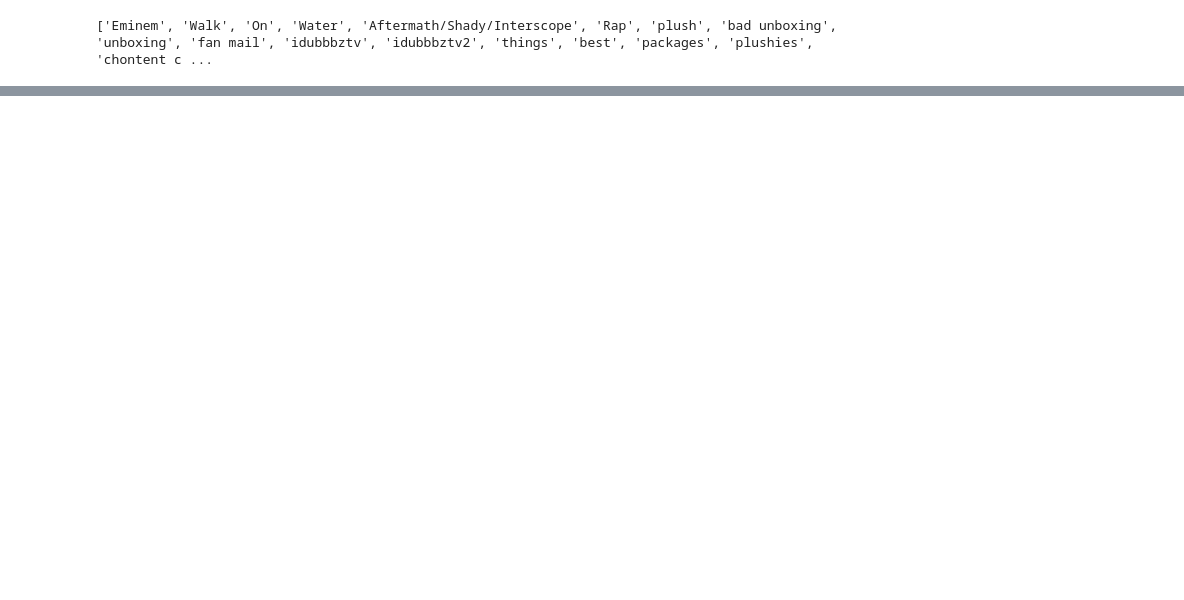
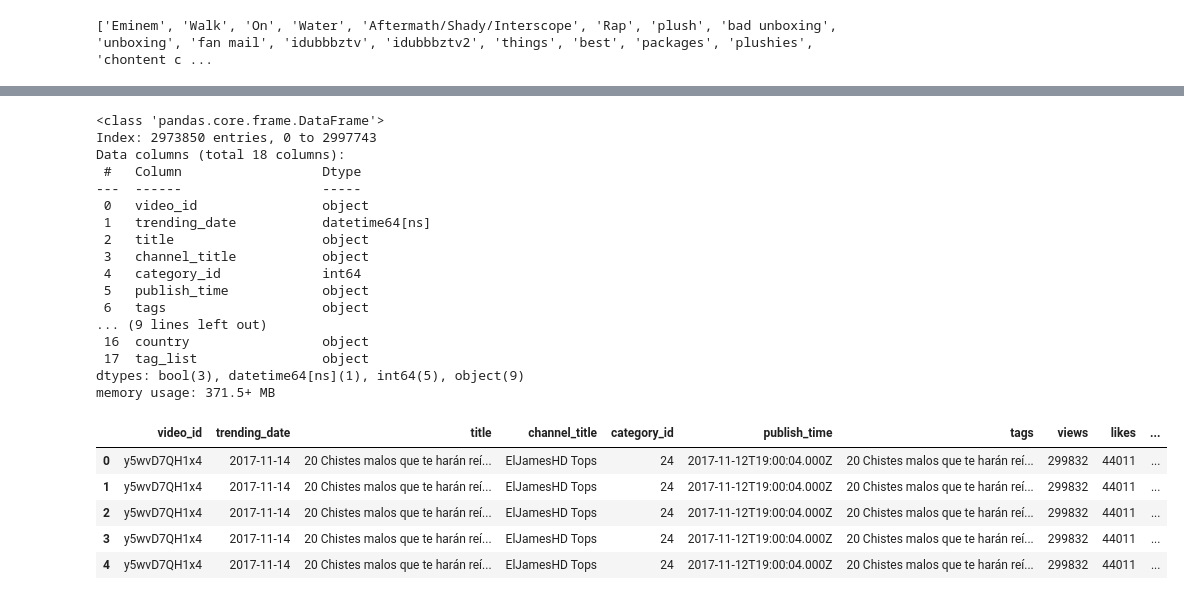
Before and after one commit to MarcoAsturi/CS_project, a Jupyter notebook: analysis.ipynb, the cells around one changed output, grey strips where cells are left out. Saved outputs shown, nothing was run; the diff lists cells and outputs as text; code cells hidden in the pictures; blank space fills up the shorter version.

```diff
--- a/analysis.ipynb
+++ b/analysis.ipynb
@@ -563,0 +617,29 @@ Counter({'[none]': 23971,
+# %%
+df_exploded_tags = df_no_video_dup.explode('tag_list').reset_index(drop=True)
+# df_exploded_tags = df_exploded_tags[df_exploded_tags['tag_list'] != '[none]']
+df_exploded_tags.info()
+df_exploded_tags.head()
+# %% [output]
+<class 'pandas.core.frame.DataFrame'>
+Index: 2973850 entries, 0 to 2997743
+Data columns (total 18 columns):
+ #   Column                  Dtype
+---  ------                  -----
+ 0   video_id                object
+ 1   trending_date           datetime64[ns]
+ 2   title                   object
+ 3   channel_title           object
+ 4   category_id             int64
+ 5   publish_time            object
+ 6   tags                    object
+... (9 lines left out)
+ 16  country                 object
+ 17  tag_list                object
+dtypes: bool(3), datetime64[ns](1), int64(5), object(9)
+memory usage: 371.5+ MB
+|  | video_id | trending_date | title | channel_title | category_id | publish_time | tags | views | likes | ... |
+| 0 | y5wvD7QH1x4 | 2017-11-14 | 20 Chistes malos que te harán reí... | ElJamesHD Tops | 24 | 2017-11-12T19:00:04.000Z | 20 Chistes malos que te harán reí... | 299832 | 44011 | ... |
+| 1 | y5wvD7QH1x4 | 2017-11-14 | 20 Chistes malos que te harán reí... | ElJamesHD Tops | 24 | 2017-11-12T19:00:04.000Z | 20 Chistes malos que te harán reí... | 299832 | 44011 | ... |
+| 2 | y5wvD7QH1x4 | 2017-11-14 | 20 Chistes malos que te harán reí... | ElJamesHD Tops | 24 | 2017-11-12T19:00:04.000Z | 20 Chistes malos que te harán reí... | 299832 | 44011 | ... |
+| 3 | y5wvD7QH1x4 | 2017-11-14 | 20 Chistes malos que te harán reí... | ElJamesHD Tops | 24 | 2017-11-12T19:00:04.000Z | 20 Chistes malos que te harán reí... | 299832 | 44011 | ... |
+| 4 | y5wvD7QH1x4 | 2017-11-14 | 20 Chistes malos que te harán reí... | ElJamesHD Tops | 24 | 2017-11-12T19:00:04.000Z | 20 Chistes malos que te harán reí... | 299832 | 44011 | ... |
```
Also changed, not shown: parts of 9 cells of this notebook.
